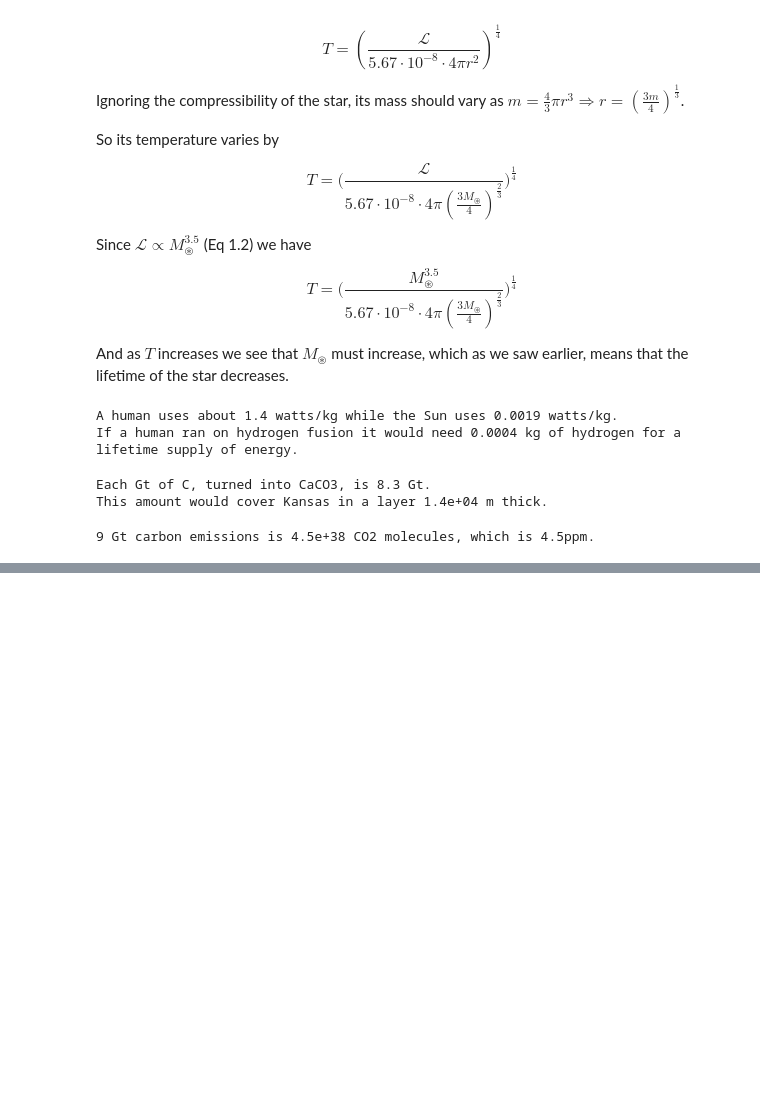
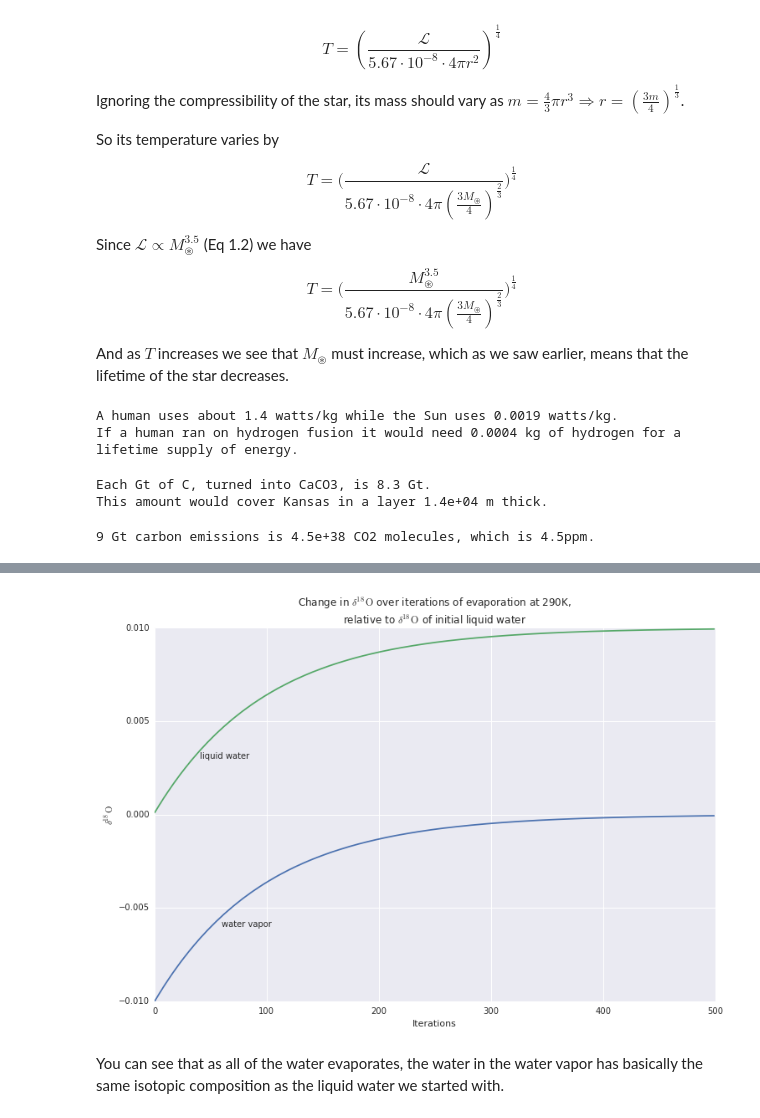
Before and after one commit to jdangerx/planetaryclimate, a Jupyter notebook: ch1.ipynb, the cells around one changed output, grey strips where cells are left out. Drawn from its saved outputs; the diff is of its cells as text; code cells hidden in the pictures; blank space fills up the shorter version.

Commit message:
through problem 1.22

```diff
--- a/ch1.ipynb
+++ b/ch1.ipynb
@@ -646,0 +725,29 @@ problem18()
+# %%
+def problem22():
+    d_vap_l = -0.01
+    f_vap = 0.01
+    d_liq = 0
+    f_liq = 0.99
+    n_trials = 500
+    d_vaps = []
+    d_liqs = []
+    for i in range(n_trials):
+        d_vap = d_liq + d_vap_l
+        d_liq += f_vap*d_vap/(f_vap-1)
+        d_vaps.append(d_vap)
+        d_liqs.append(d_liq)
+
+    plt.figure(figsize=(12,8))
+    plt.title("Change in $\delta^{18}\mathrm{O}$ over iterations of evaporation at 290K,\n"
+              "relative to $\delta^{18}\mathrm{O}$ of initial liquid water")
+    plt.plot(range(n_trials), d_vaps)
+    plt.plot(range(n_trials), d_liqs)
+    plt.ylabel("$\delta^{18}\mathrm{O}$")
+    plt.xlabel("Iterations")
+    plt.text(40, 0.003, "liquid water")
+    plt.text(60, -0.006, "water vapor")
+problem22()
+# %% [output]
+[figure, added]
+# %% [markdown]
+You can see that as all of the water evaporates, the water in the water vapor has basically the same isotopic composition as the liquid water we started with.
```
Also changed, not shown: parts of 7 cells of this notebook.
